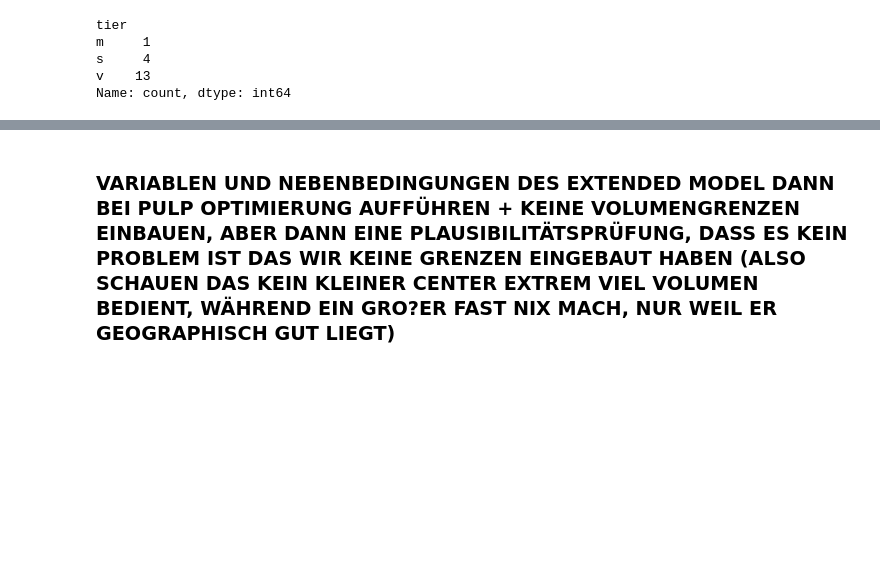
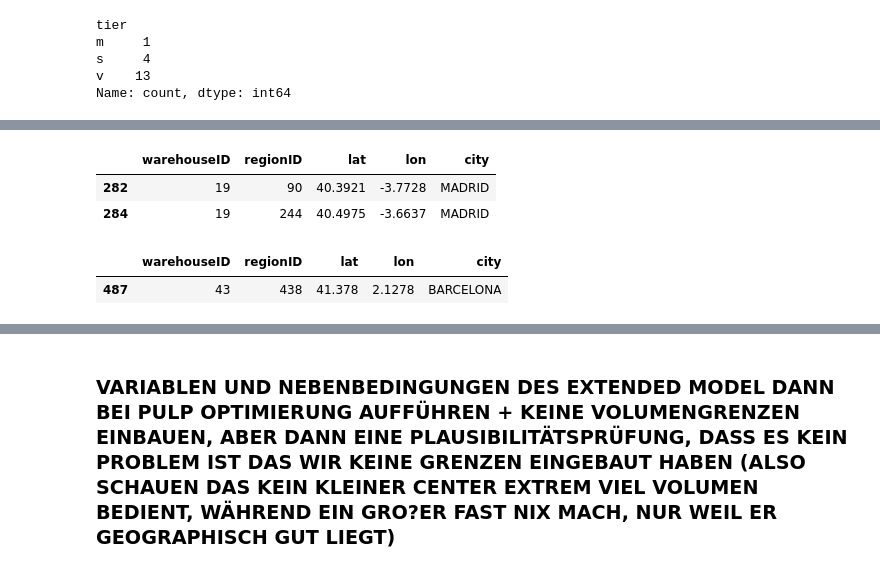
Before and after one commit to TimonLudwig1/case_study_3_d3, a Jupyter notebook: case_study.ipynb, the cells around one changed output, grey strips where cells are left out. Drawn from its saved outputs; the diff is of its cells as text; code cells hidden in the pictures; blank space fills up the shorter version.

```diff
--- a/case_study.ipynb
+++ b/case_study.ipynb
@@ -971,2 +999,17 @@ m
+# %%
+madrid_region_id = regions_flat.loc[regions_flat["city"].str.contains("MADRID", case=False), "regionID"]
+assignment_df[assignment_df["regionID"].isin(madrid_region_id)]
+
+barcelona_region_id = regions_flat.loc[regions_flat["city"].str.contains("BARCELONA", case=False), "regionID"]
+assignment_df[assignment_df["regionID"].isin(barcelona_region_id)]
+
+display(assignment_df[assignment_df["regionID"].isin(madrid_region_id)])
+display(assignment_df[assignment_df["regionID"].isin(barcelona_region_id)])
+# %% [output]
+|  | warehouseID | regionID | lat | lon | city |
+| 282 | 19 | 90 | 40.3921 | -3.7728 | MADRID |
+| 284 | 19 | 244 | 40.4975 | -3.6637 | MADRID |
+|  | warehouseID | regionID | lat | lon | city |
+| 487 | 43 | 438 | 41.378 | 2.1278 | BARCELONA |
 # %% [markdown]
 The optimal network keeps 18 of 42 centers open, serving all 515 regions. The open set is dominated by small ("v") tiers (13 of 18), with a handful of "s" and one "m" center, but no "l" or "h" centers. This suggests that, under our cost assumptions, the fixed-cost savings of many small centers outweigh the processing-cost efficiencies a few very large centers would offer.
```
Also changed, not shown: parts of 18 cells of this notebook.
